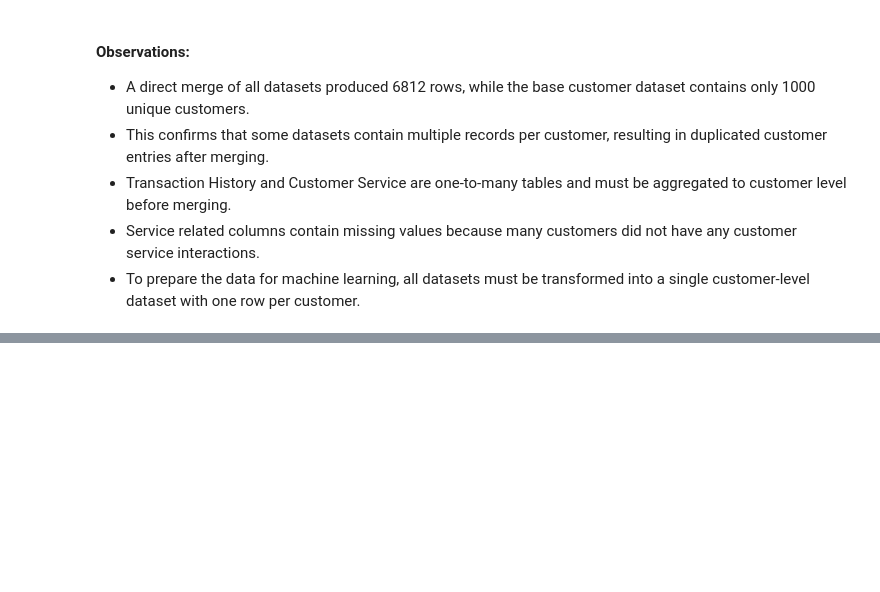
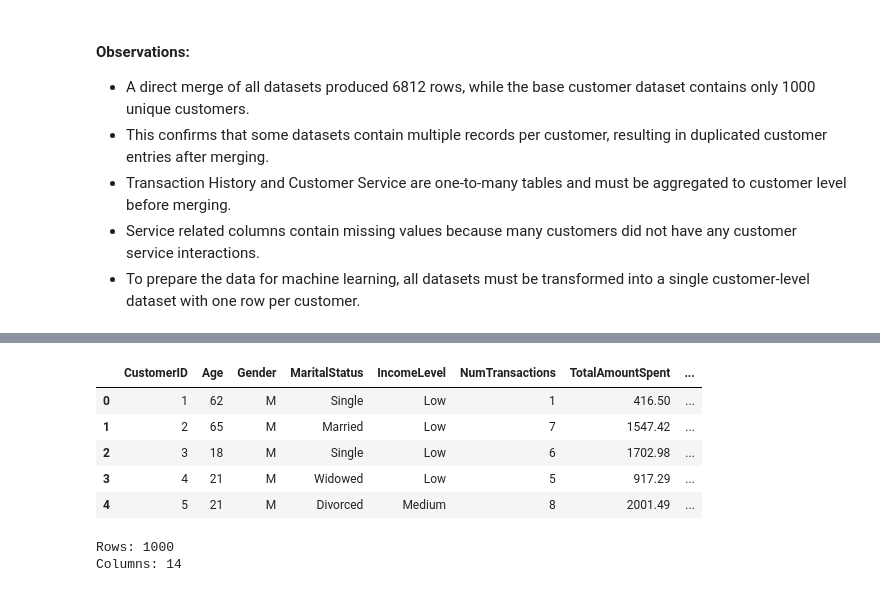
Before and after one commit to ashishpra28/Lloyds-Banking-Group-Job-Simulation, a Jupyter notebook: notebooks/Task1-EDA.ipynb, the cells around one changed output, grey strips where cells are left out. Cells and saved outputs as stored; diff of their text form; code cells hidden in the pictures; blank space fills up the shorter version.

Commit message:
final_df created after merging all the datasets

```diff
--- a/notebooks/Task1-EDA.ipynb
+++ b/notebooks/Task1-EDA.ipynb
@@ -527,2 +529,14 @@ print(customer_service.head(10))
 
 The Transaction History dataset contains multiple transaction records for each customer. To convert it into customer-level data, transaction records were aggregated to create summary features representing each customer's purchasing behavior.
+# %%
+# Aggregate transaction history
+transaction_agg = (
+    transaction_history
+    .groupby('CustomerID')
+    .agg(
+        NumTransactions=('TransactionID', 'count'),
+        TotalAmountSpent=('AmountSpent', 'sum'),
+        AvgTransactionAmount=('AmountSpent', 'mean')
+    )
+    .reset_index()
+)
@@ -528,0 +562,12 @@ The Transaction History dataset contains multiple transaction records for each c
+# %%
+service_agg = (
+    customer_service
+    .groupby('CustomerID')
+    .agg(
+        NumServiceInteractions=('InteractionID', 'count'),
+        NumUnresolvedIssues=('ResolutionStatus',lambda x: (x == 'Unresolved').sum())
+    )
+    .reset_index()
+)
+
+service_agg.head()
@@ -528,0 +590,25 @@ The Transaction History dataset contains multiple transaction records for each c
+# %%
+# Merge all datasets in a single dataset
+final_df = (
+    customer_demographics
+    .merge(transaction_agg, on='CustomerID', how='left')
+    .merge(service_agg, on='CustomerID', how='left')
+    .merge(online_activity, on='CustomerID', how='left')
+    .merge(churn_status, on='CustomerID', how='left')
+)
+
+final_df.head()
+# %% [output]
+|  | CustomerID | Age | Gender | MaritalStatus | IncomeLevel | NumTransactions | TotalAmountSpent | ... |
+| 0 | 1 | 62 | M | Single | Low | 1 | 416.50 | ... |
+| 1 | 2 | 65 | M | Married | Low | 7 | 1547.42 | ... |
+| 2 | 3 | 18 | M | Single | Low | 6 | 1702.98 | ... |
+| 3 | 4 | 21 | M | Widowed | Low | 5 | 917.29 | ... |
+| 4 | 5 | 21 | M | Divorced | Medium | 8 | 2001.49 | ... |
+# %%
+# Check shape
+print("Rows:",final_df.shape[0])
+print("Columns:",final_df.shape[1])
+# %% [output]
+Rows: 1000
+Columns: 14
```
Also changed, not shown: parts of 8 cells of this notebook.
